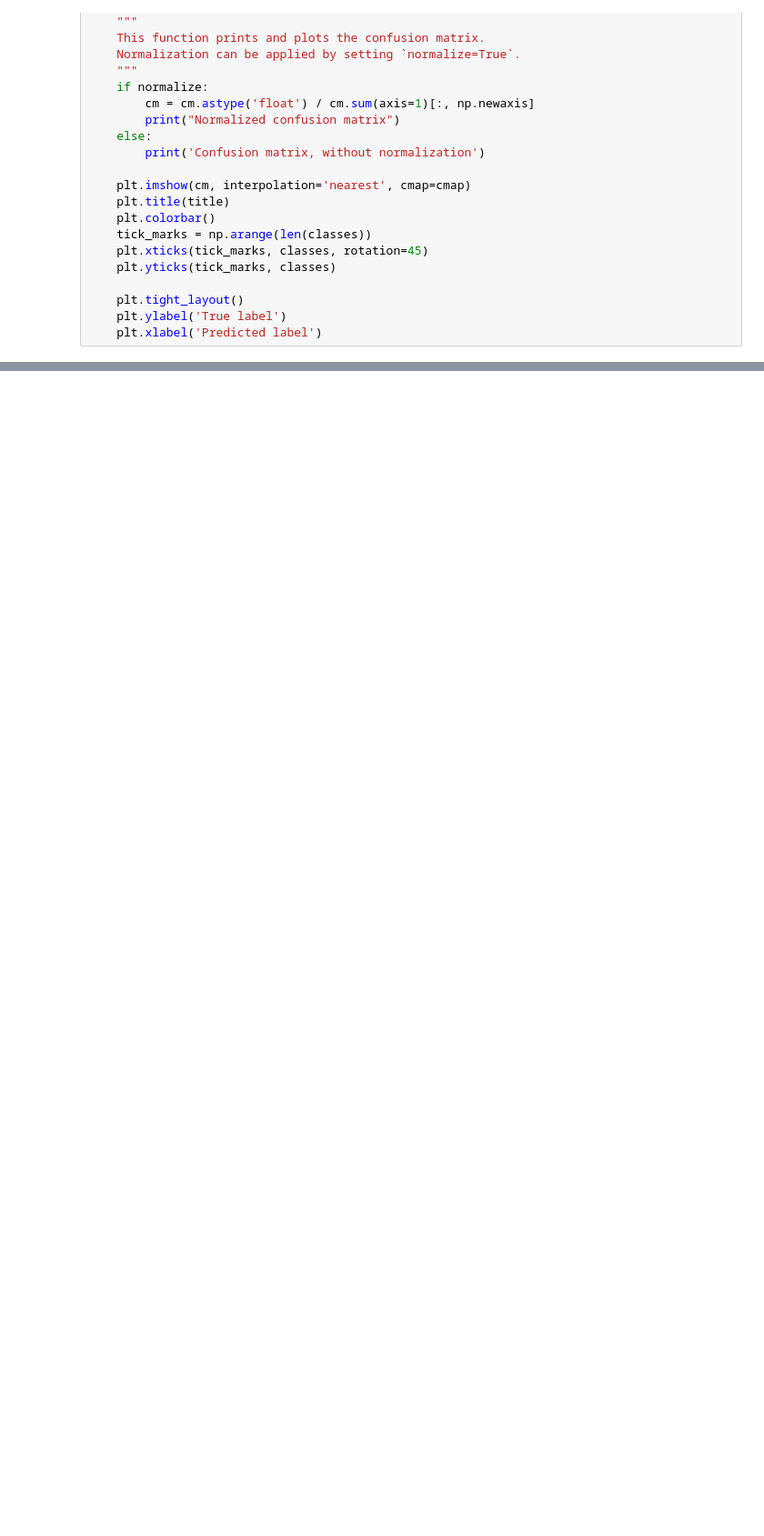
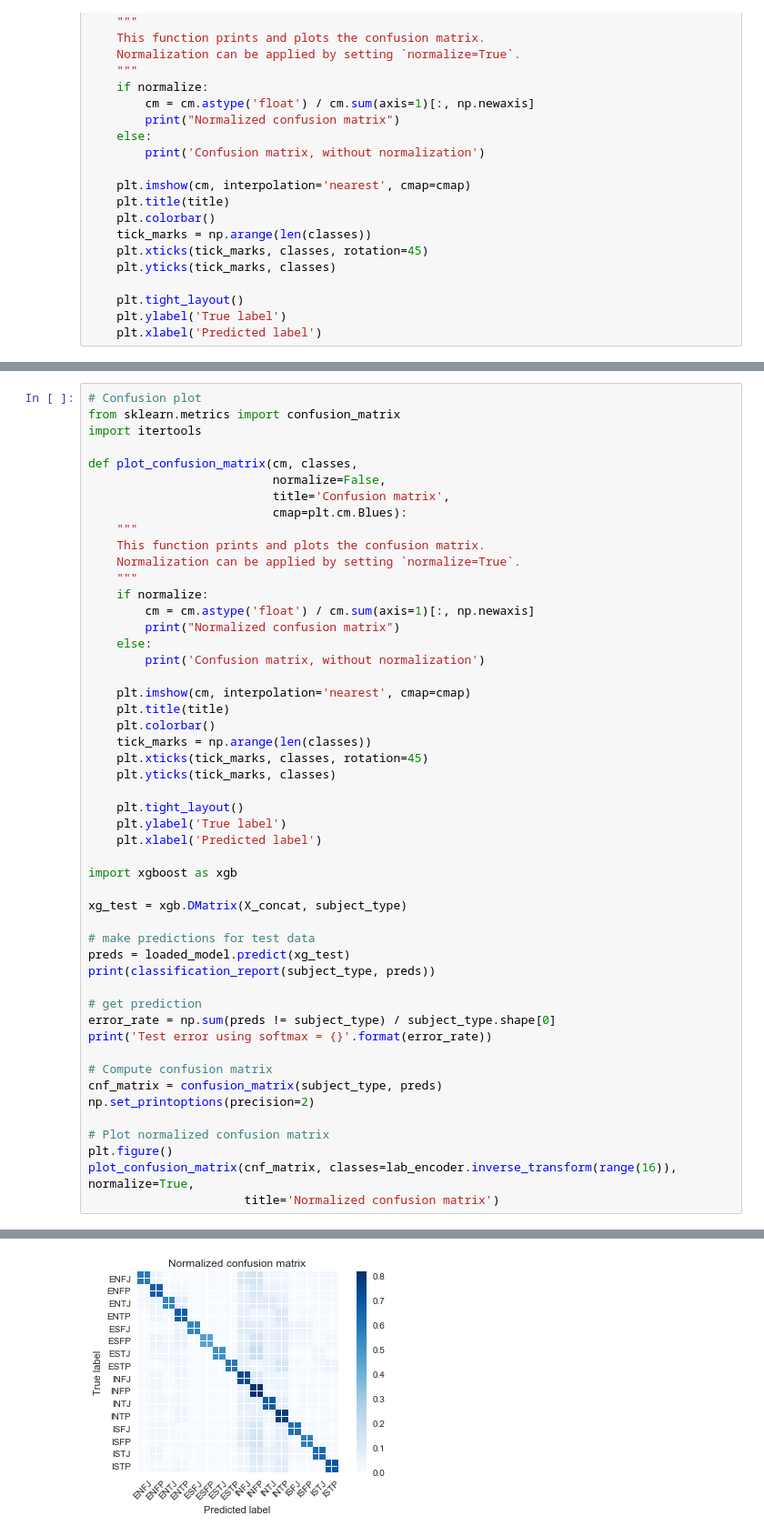
Before and after one commit to depture/Chance_NLP_challenge, a Jupyter notebook: NotebookChance.ipynb, the cells around one changed output, grey strips where cells are left out. Shown at 91% size. Saved outputs shown, nothing was run; the diff lists cells and outputs as text; blank space fills up the shorter version.

```diff
--- a/NotebookChance.ipynb
+++ b/NotebookChance.ipynb
@@ -354,0 +409,51 @@ Normalized confusion matrix
+# %%
+# Confusion plot
+from sklearn.metrics import confusion_matrix
+import itertools
+
+def plot_confusion_matrix(cm, classes,
+                          normalize=False,
+                          title='Confusion matrix',
+                          cmap=plt.cm.Blues):
+    """
+    This function prints and plots the confusion matrix.
+    Normalization can be applied by setting `normalize=True`.
+    """
+    if normalize:
+        cm = cm.astype('float') / cm.sum(axis=1)[:, np.newaxis]
+        print("Normalized confusion matrix")
+    else:
+        print('Confusion matrix, without normalization')
+
+    plt.imshow(cm, interpolation='nearest', cmap=cmap)
+    plt.title(title)
+    plt.colorbar()
+    tick_marks = np.arange(len(classes))
+    plt.xticks(tick_marks, classes, rotation=45)
+    plt.yticks(tick_marks, classes)
+
+    plt.tight_layout()
+    plt.ylabel('True label')
+    plt.xlabel('Predicted label')
+
+import xgboost as xgb
+
+xg_test = xgb.DMatrix(X_concat, subject_type)
+
+# make predictions for test data
+preds = loaded_model.predict(xg_test)
+print(classification_report(subject_type, preds))
+
+# get prediction
+error_rate = np.sum(preds != subject_type) / subject_type.shape[0]
+print('Test error using softmax = {}'.format(error_rate))
+
+# Compute confusion matrix
+cnf_matrix = confusion_matrix(subject_type, preds)
+np.set_printoptions(precision=2)
+
+# Plot normalized confusion matrix
+plt.figure()
+plot_confusion_matrix(cnf_matrix, classes=lab_encoder.inverse_transform(range(16)), normalize=True,
+                      title='Normalized confusion matrix')
+# %% [output]
@@ -354,0 +477 @@ Normalized confusion matrix
+[figure, added]
```
Also changed, not shown: parts of 12 cells of this notebook, 5 other files.
